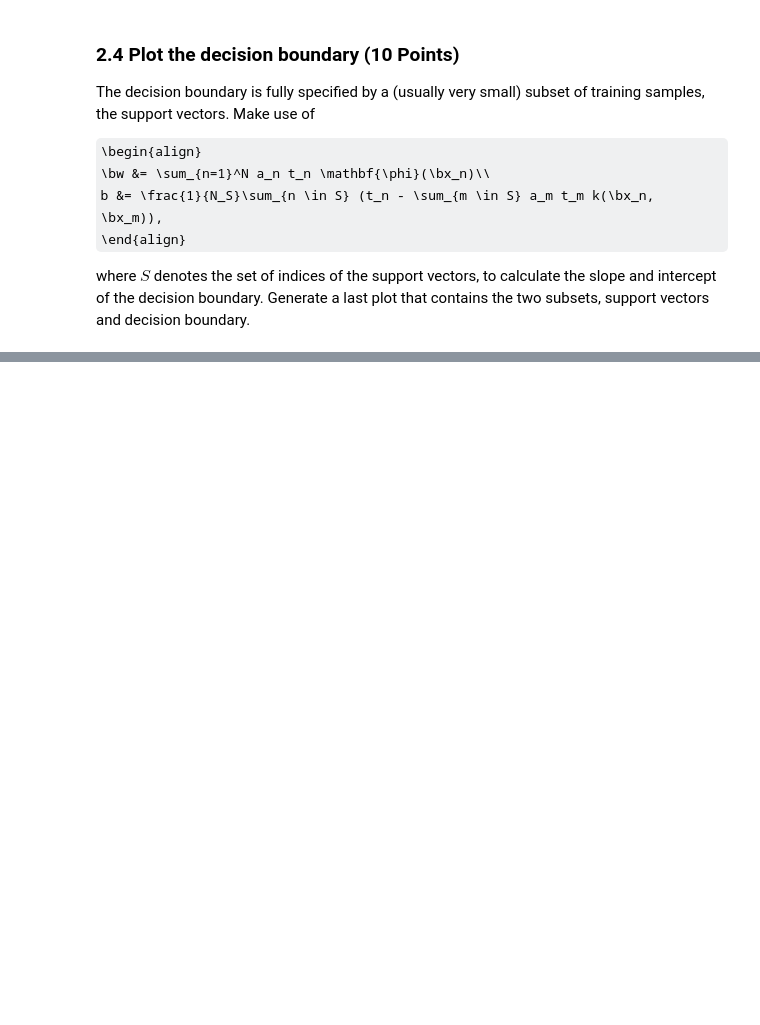
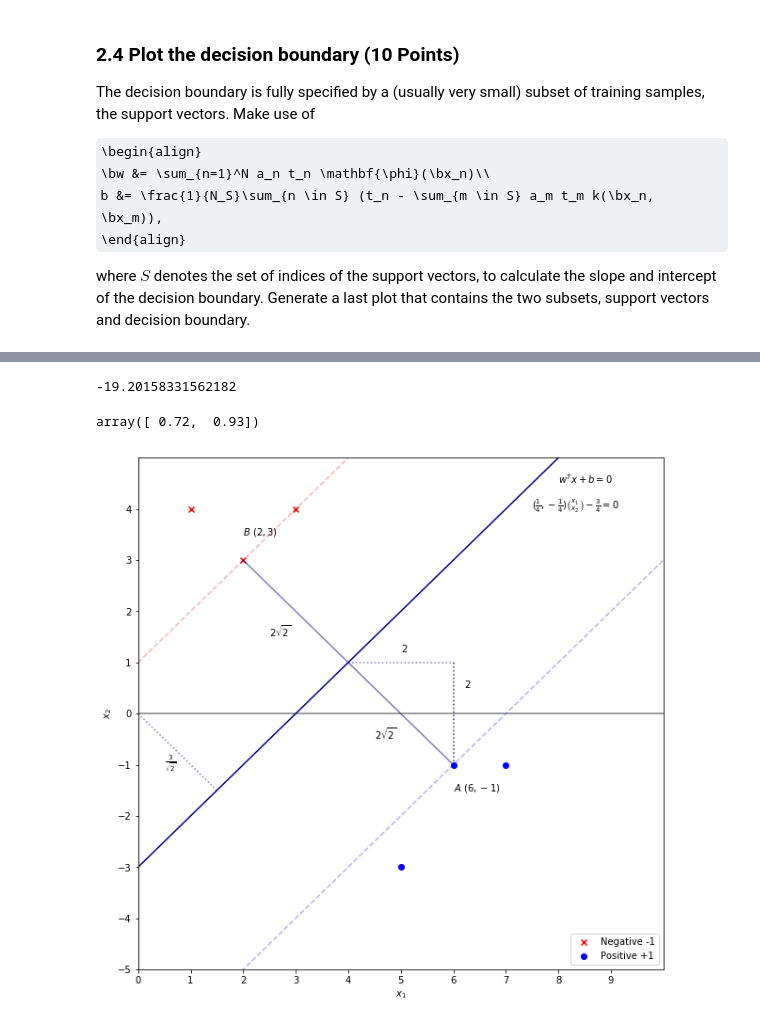
Before and after one commit to Curlykonda/machine-learning-1, a Jupyter notebook: lab3/lab3-wip.ipynb, the cells around one changed output, grey strips where cells are left out. Saved outputs shown, nothing was run; the diff lists cells and outputs as text; code cells hidden in the pictures; some formulas as TeX source; blank space fills up the shorter version.

```diff
--- a/lab3/lab3-wip.ipynb
+++ b/lab3/lab3-wip.ipynb
@@ -530,0 +763,63 @@ raise NotImplementedError()
+# %%
+K_s = K[support_vectors][:, support_vectors]
+np.sum(t_s - (a_s * t_s) @ K_s)
+# %% [output]
+-19.20158331562182
+# %%
+(a_m * t_m) @ X[support_vectors]
+# %% [output]
+array([ 0.72,  0.93])
+# %%
+#Data set
+x_neg = np.array([[3,4],[1,4],[2,3]])
+y_neg = np.array([-1,-1,-1])
+x_pos = np.array([[6,-1],[7,-1],[5,-3]])
+y_pos = np.array([1,1,1])
+x1 = np.linspace(-10,10)
+x = np.vstack((np.linspace(-10,10),np.linspace(-10,10)))
+
+#Data for the next section
+X = np.vstack((x_pos, x_neg))
+y = np.concatenate((y_pos,y_neg))
+
+#Parameters guessed by inspection
+w = np.array([1,-1]).reshape(-1,1)
+b = -3
+
+#Plot
+fig = plt.figure(figsize = (10,10))
+plt.scatter(x_neg[:,0], x_neg[:,1], marker = 'x', color = 'r', label = 'Negative -1')
+plt.scatter(x_pos[:,0], x_pos[:,1], marker = 'o', color = 'b',label = 'Positive +1')
+plt.plot(x1, x1  - 3, color = 'darkblue')
+plt.plot(x1, x1  - 7, linestyle = '--', alpha = .3, color = 'b')
+plt.plot(x1, x1  + 1, linestyle = '--', alpha = .3, color = 'r')
+plt.xlim(0,10)
+plt.ylim(-5,5)
+plt.xticks(np.arange(0, 10, step=1))
+plt.yticks(np.arange(-5, 5, step=1))
+
+#Lines
+plt.axvline(0, color = 'black', alpha = .5)
+plt.axhline(0,color = 'black', alpha = .5)
+plt.plot([2,6],[3,-1], linestyle = '-', color = 'darkblue', alpha = .5 )
+plt.plot([4,6],[1,1],[6,6],[1,-1], linestyle = ':', color = 'darkblue', alpha = .5 )
+plt.plot([0,1.5],[0,-1.5],[6,6],[1,-1], linestyle = ':', color = 'darkblue', alpha = .5 )
+
+#Annotations
+plt.annotate(s = '$A \ (6,-1)$', xy = (5,-1), xytext = (6,-1.5))
+plt.annotate(s = '$B \ (2,3)$', xy = (2,3), xytext = (2,3.5))#, arrowprops = {'width':.2, 'headwidth':8})
+plt.annotate(s = '$2$', xy = (5,1.2), xytext = (5,1.2) )
+plt.annotate(s = '$2$', xy = (6.2,.5), xytext = (6.2,.5))
+plt.annotate(s = '$2\sqrt{2}$', xy = (4.5,-.5), xytext = (4.5,-.5))
+plt.annotate(s = '$2\sqrt{2}$', xy = (2.5,1.5), xytext = (2.5,1.5))
+plt.annotate(s = '$w^Tx + b = 0$', xy = (8,4.5), xytext = (8,4.5))
+plt.annotate(s = '$(\\frac{1}{4},-\\frac{1}{4}) \\binom{x_1}{x_2}- \\frac{3}{4} = 0$', xy = (7.5,4), xytext = (7.5,4))
+plt.annotate(s = '$\\frac{3}{\sqrt{2}}$', xy = (.5,-1), xytext = (.5,-1))
+
+#Labels and show
+plt.xlabel('$x_1$')
+plt.ylabel('$x_2$')
+plt.legend(loc = 'lower right')
+plt.show()
+# %% [output]
+[figure, added]
```
Also changed, not shown: parts of 56 cells of this notebook.
